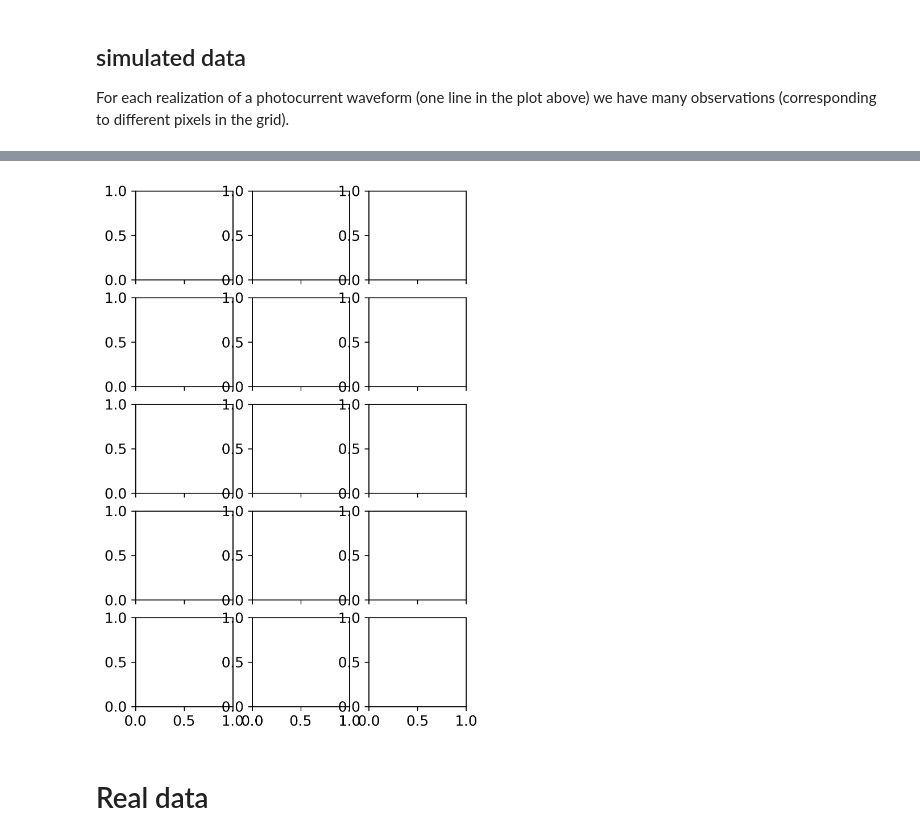
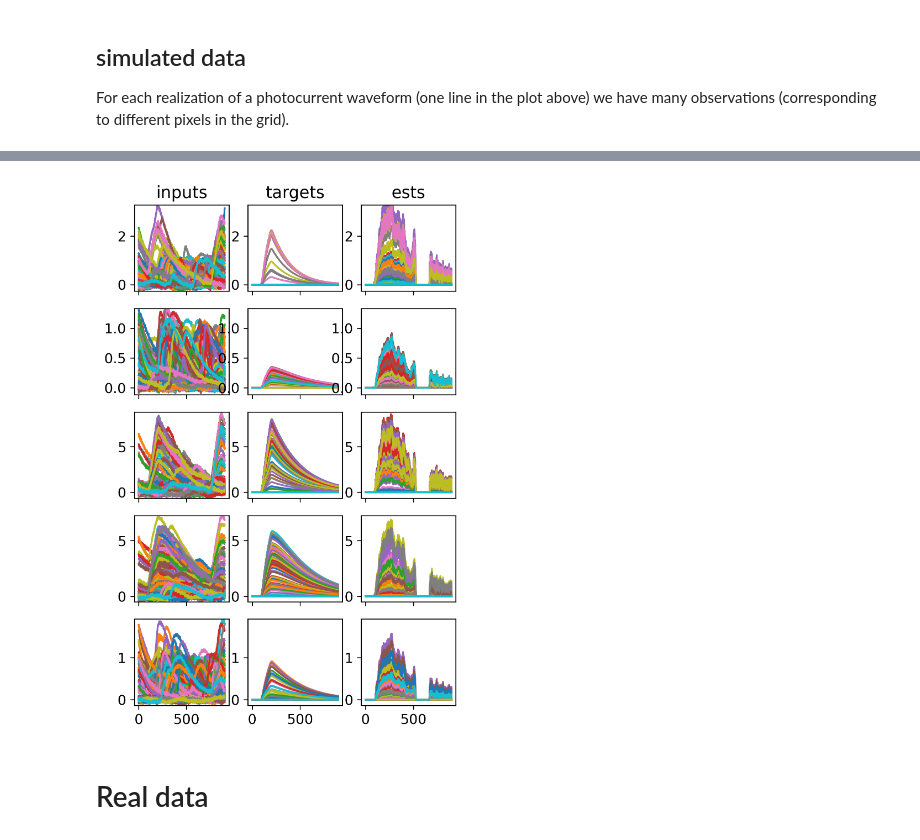
Before and after one commit to bantin/PhoRC, a Jupyter notebook: opsin_subtraction_experiments/eval_photocurrent_network.ipynb, the cells around one changed output, grey strips where cells are left out. Saved outputs shown, nothing was run; the diff lists cells and outputs as text; code cells hidden in the pictures.

```diff
--- a/opsin_subtraction_experiments/eval_photocurrent_network.ipynb
+++ b/opsin_subtraction_experiments/eval_photocurrent_network.ipynb
@@ -21,7 +21,7 @@ train_expts = data['train_expts']
 def viz_network_performance_synthetic(network, expts, num_expts=5, num_traces_per_expt=200, figsize=(5,8), dpi=300):
     fig, axs = plt.subplots(nrows=num_expts, ncols=3, figsize=figsize, dpi=dpi,
         facecolor='white', sharex=True)
-    inputs, targets = network.test_expts
+    inputs, targets = expts
     for i in range(num_expts):
         inputs, targets = (expts[0][i], expts[1][i])
         out = network.run(np.array(inputs, dtype=np.float64), normalize=True)
@@ -92,5 +92,5 @@ def viz_network_performance_real_old(pscs, network, I, num_traces_per_fig=10, fi
         ax.plot(these_pc_ests.T, linestyle='-.')
         ax.set_title('%d mW' % power)
 # %%
-fig = viz_network_performance_synthetic(pc_subtractr)
+fig = viz_network_performance_synthetic(pc_subtractr, train_expts)
 # %% [output]
@@ -98,4 +102,4 @@ AttributeError: 'Subtractr' object has no attribute 'test_expts'
-[figure, old version]
+[figure, new version]
 # %% [markdown]
 # Real data
 # %%
```
Also changed, not shown: parts of 1 cell of this notebook, 33 other files.
